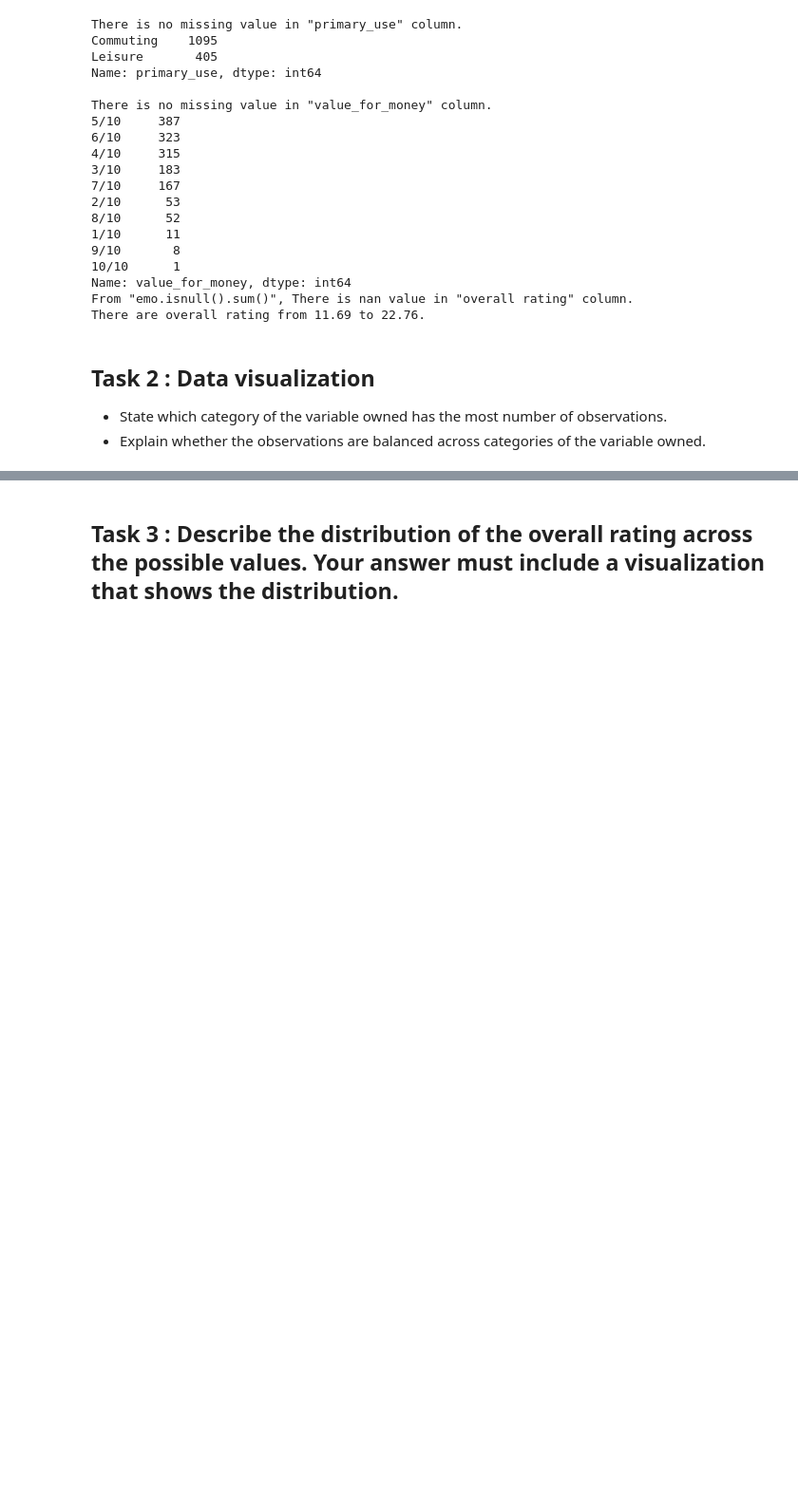
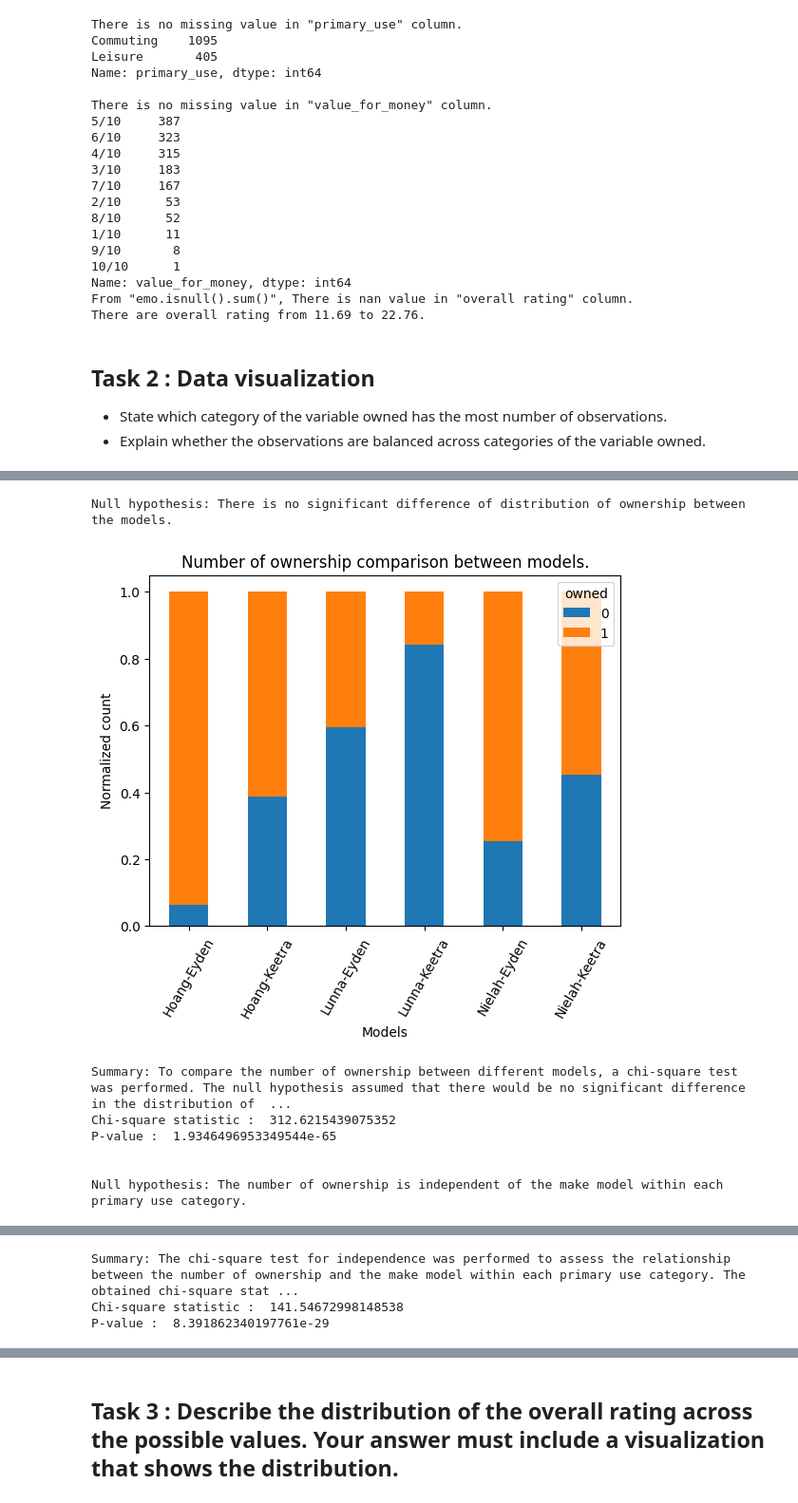
Before and after one commit to CG24hr/Flowstateofmind, a Jupyter notebook: Data/ElectricMoped.ipynb, the cells around one changed output, grey strips where cells are left out. Shown at 95% size. Cells and saved outputs as stored; diff of their text form; code cells hidden in the pictures; blank space fills up the shorter version.

```diff
--- a/Data/ElectricMoped.ipynb
+++ b/Data/ElectricMoped.ipynb
@@ -225,3 +227,52 @@ The relative ratio of each owned category.
 1    0.593333
 0    0.406667
 Name: owned, dtype: float64
+# %%
+# chi-square test : ownership and models
+print('Null hypothesis: There is no significant difference of distribution of ownership between the models.')
+
+model_owner = emo.groupby('make_model')['owned'].value_counts(normalize = True)
+model_owner = model_owner.unstack()
+
+model_owner.plot(kind = 'bar', stacked = True)
+plt.title('Number of ownership comparison between models.')
+plt.xticks(rotation = 60)
+plt.xlabel('Models')
+plt.ylabel('Normalized count')
+plt.show()
+
+model_owner_crosstab = pd.crosstab(emo['make_model'], emo['owned'])
+chi2_model_owner, pvalue_model_owner, dof, expected = stats.chi2_contingency(model_owner_crosstab.values)
+print('Summary: To compare the number of ownership between different models, a chi-square test was performed. The null hypothesis assumed that there would be no significant difference in the distribution of ownership among the models. The chi-square test results yielded a p-value of less than 0.05, indicating that there is sufficient evidence to reject the null hypothesis. Therefore, the distribution of ownership between the models is significantly different.')
+print("Chi-square statistic : ", chi2_model_owner)
+print('P-value : ', pvalue_model_owner)
+print()
+print()
+
+
+# chi-square test : primary use and models with heatmap
+print('Null hypothesis: The number of ownership is independent of the make model within each primary use category.')
+use_models_age = emo.pivot_table(index = 'primary_use', columns = 'make_model', values = 'owned', aggfunc = [np.count_nonzero])
+use_models_age.columns = use_models_age.columns.droplevel(0)
+
+sns.heatmap(use_models_age, annot = True, cmap = 'viridis')
+plt.title("Number of Ownership by Primary Use and Make Model")
+plt.xlabel('Models')
+plt.ylabel('Primary Use')
+plt.xticks(rotation = 75)
+plt.yticks(rotation = 0)
+plt.show()
+
+chi2_use_models_age, pvalue_use_models_age, dof, expected = stats.chi2_contingency(use_models_age.values)
+print('Summary: The chi-square test for independence was performed to assess the relationship between the number of ownership and the make model within each primary use category. The obtained chi-square statistic was 141.55, and the corresponding p-value was approximately 8.39e-29. With such a small p-value, significantly less than the significance level of 0.05, there is strong evidence to reject the null hypothesis. Therefore, it can be concluded that there is a significant association between the number of ownership and the make model within each primary use category.')
+print('Chi-square statistic : ', chi2_use_models_age)
+print('P-value : ', pvalue_use_models_age)
+# %% [output]
+Null hypothesis: There is no significant difference of distribution of ownership between the models.
+[figure, added]
+Summary: To compare the number of ownership between different models, a chi-square test was performed. The null hypothesis assumed that there would be no significant difference in the distribution of  ...
+Chi-square statistic :  312.6215439075352
+P-value :  1.9346496953349544e-65
+
+
+Null hypothesis: The number of ownership is independent of the make model within each primary use category.
@@ -227,0 +280,3 @@ Name: owned, dtype: float64
+Summary: The chi-square test for independence was performed to assess the relationship between the number of ownership and the make model within each primary use category. The obtained chi-square stat ...
+Chi-square statistic :  141.54672998148538
+P-value :  8.391862340197761e-29
```
Also changed, not shown: parts of 18 cells of this notebook, 16 other files.
